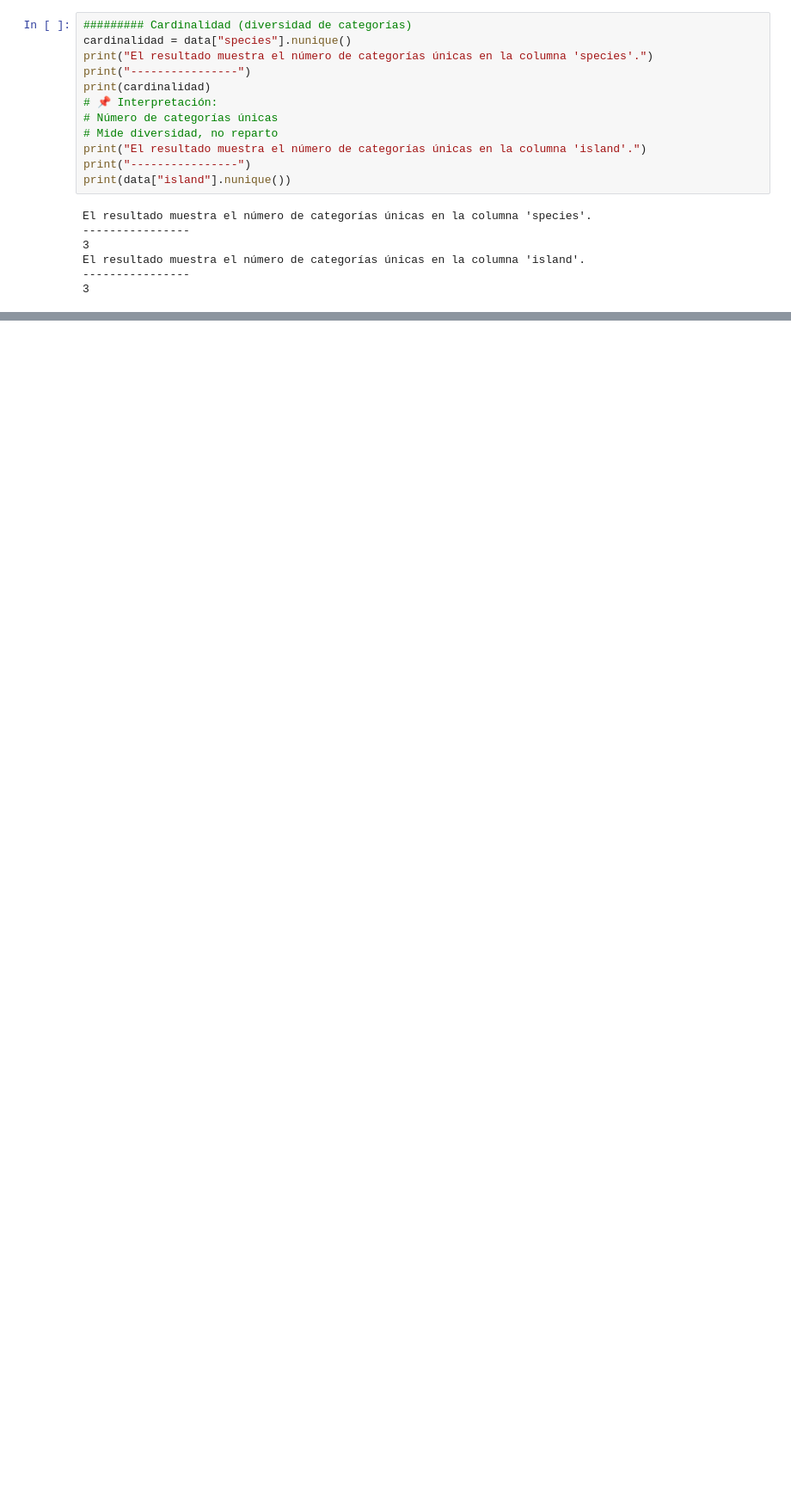
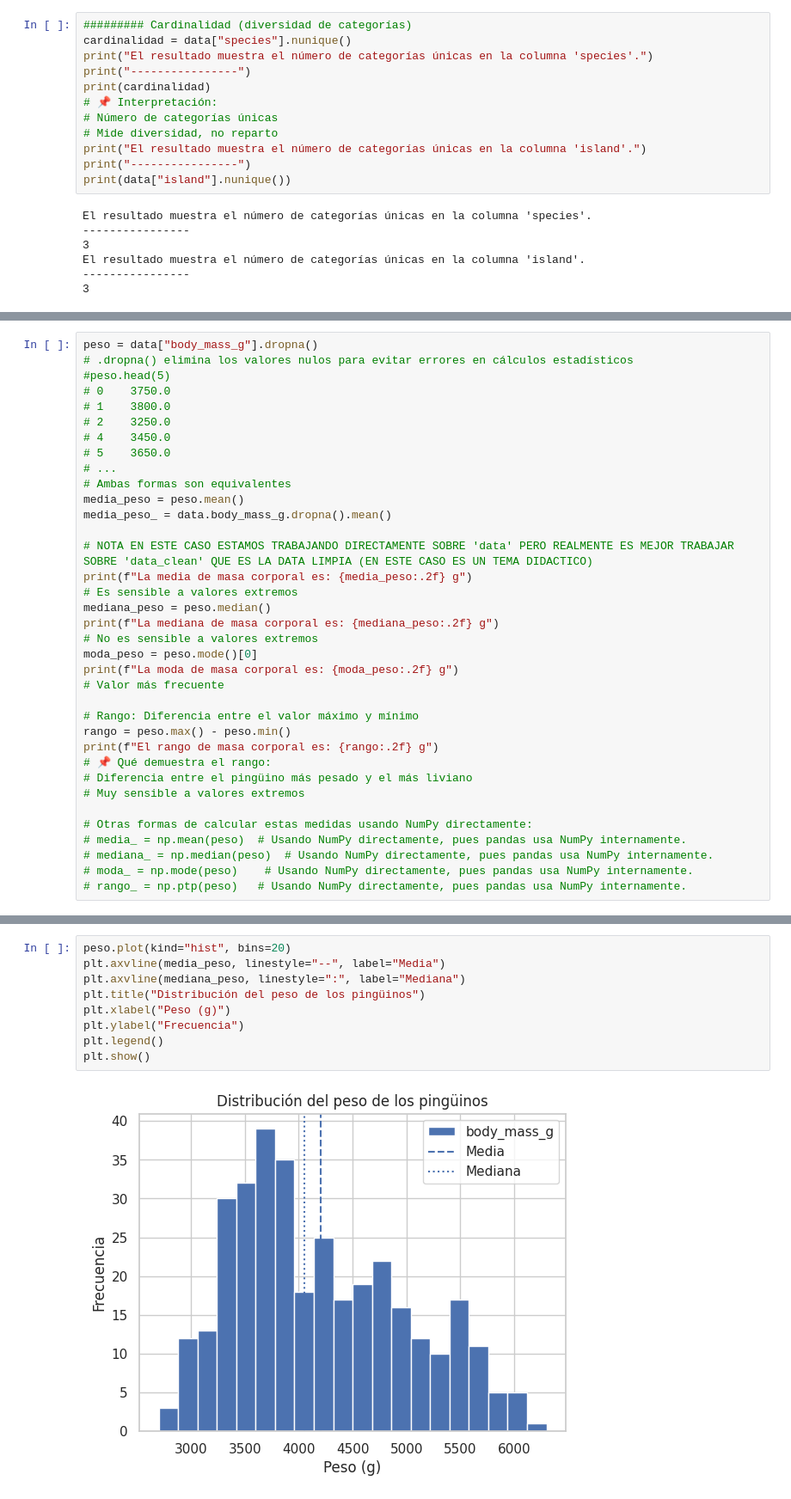
Before and after one commit to alvarohrv/data-analysis-py-sandbox, a Jupyter notebook: src/clase02_cursoPlatzi/demostraciones_llevar_a_teoria_o_centralizar.ipynb, the cells around one changed output, grey strips where cells are left out. Shown at 86% size. Cells and saved outputs as stored; diff of their text form; blank space fills up the shorter version.

```diff
--- a/src/clase02_cursoPlatzi/demostraciones_llevar_a_teoria_o_centralizar.ipynb
+++ b/src/clase02_cursoPlatzi/demostraciones_llevar_a_teoria_o_centralizar.ipynb
@@ -610,0 +725,36 @@ plt.show()
+# %%
+peso = data["body_mass_g"].dropna()
+# .dropna() elimina los valores nulos para evitar errores en cálculos estadísticos
+#peso.head(5)
+# 0    3750.0
+# 1    3800.0
+# 2    3250.0
+# 4    3450.0
+# 5    3650.0
+# ...
+# Ambas formas son equivalentes
+media_peso = peso.mean()
+media_peso_ = data.body_mass_g.dropna().mean()
+
+# NOTA EN ESTE CASO ESTAMOS TRABAJANDO DIRECTAMENTE SOBRE 'data' PERO REALMENTE ES MEJOR TRABAJAR SOBRE 'data_clean' QUE ES LA DATA LIMPIA (EN ESTE CASO ES UN TEMA DIDACTICO)
+print(f"La media de masa corporal es: {media_peso:.2f} g")
+# Es sensible a valores extremos
+mediana_peso = peso.median()
+print(f"La mediana de masa corporal es: {mediana_peso:.2f} g")
+# No es sensible a valores extremos
+moda_peso = peso.mode()[0]
+print(f"La moda de masa corporal es: {moda_peso:.2f} g")
+# Valor más frecuente
+
+# Rango: Diferencia entre el valor máximo y mínimo
+rango = peso.max() - peso.min()
+print(f"El rango de masa corporal es: {rango:.2f} g")
+# 📌 Qué demuestra el rango:
+# Diferencia entre el pingüino más pesado y el más liviano
+# Muy sensible a valores extremos
+
+# Otras formas de calcular estas medidas usando NumPy directamente:
+# media_ = np.mean(peso)  # Usando NumPy directamente, pues pandas usa NumPy internamente.
+# mediana_ = np.median(peso)  # Usando NumPy directamente, pues pandas usa NumPy internamente.
+# moda_ = np.mode(peso)    # Usando NumPy directamente, pues pandas usa NumPy internamente.
+# rango_ = np.ptp(peso)   # Usando NumPy directamente, pues pandas usa NumPy internamente.
@@ -610,0 +1168,11 @@ plt.show()
+# %%
+peso.plot(kind="hist", bins=20)
+plt.axvline(media_peso, linestyle="--", label="Media")
+plt.axvline(mediana_peso, linestyle=":", label="Mediana")
+plt.title("Distribución del peso de los pingüinos")
+plt.xlabel("Peso (g)")
+plt.ylabel("Frecuencia")
+plt.legend()
+plt.show()
+# %% [output]
+[figure, added]
```
Also changed, not shown: parts of 30 cells of this notebook.
